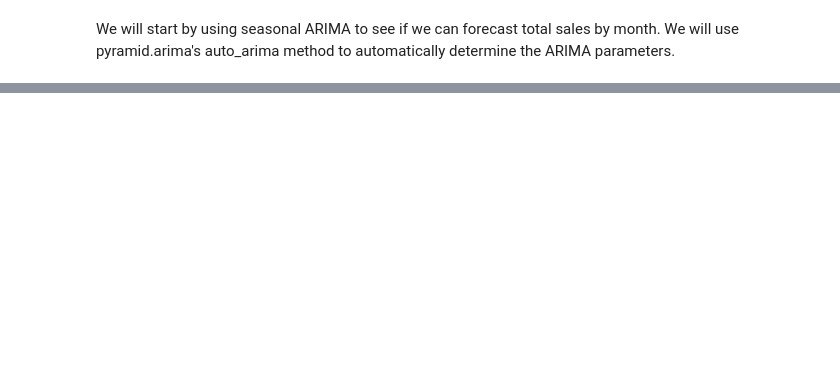
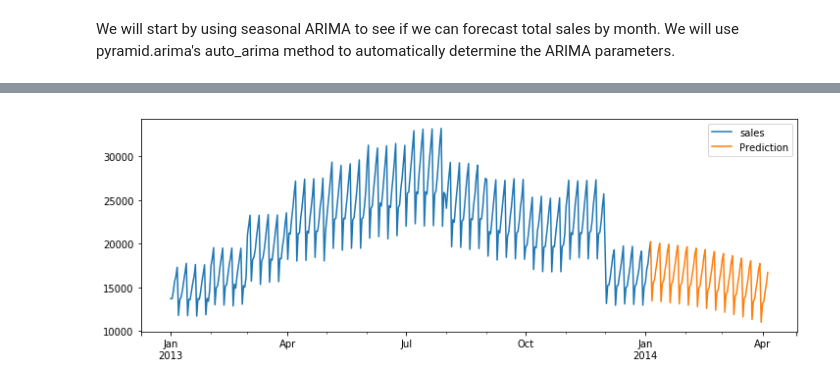
Before and after one commit to cmckeag/Kaggle-Store, a Jupyter notebook: py/pub.ipynb, the cells around one changed output, grey strips where cells are left out. Drawn from its saved outputs; the diff is of its cells as text; code cells hidden in the pictures; blank space fills up the shorter version.

```diff
--- a/py/pub.ipynb
+++ b/py/pub.ipynb
@@ -144,0 +183,14 @@ ax.legend()
+# %%
+daily_sub = pd.DataFrame(train.groupby('date').sum()['sales']).head(370)
+# %%
+## Seasonality m=7 (week)
+arima_params7 = {'suppress_warnings':True,'error_action':'ignore',
+                       'start_p':1,'max_p':5,
+                       'start_q':1,'max_q':5,
+                       'start_P':1,'max_P':5,
+                       'start_Q':1,'max_Q':5,
+                       'd':None,'D':1,
+                       'seasonal':True,'m':7}
+_ = arima_plot(data = daily_sub, n_periods = 90, freq = 'D', arima_params=arima_params7)
+# %% [output]
+[figure, added]
```
Also changed, not shown: parts of 13 cells of this notebook.
